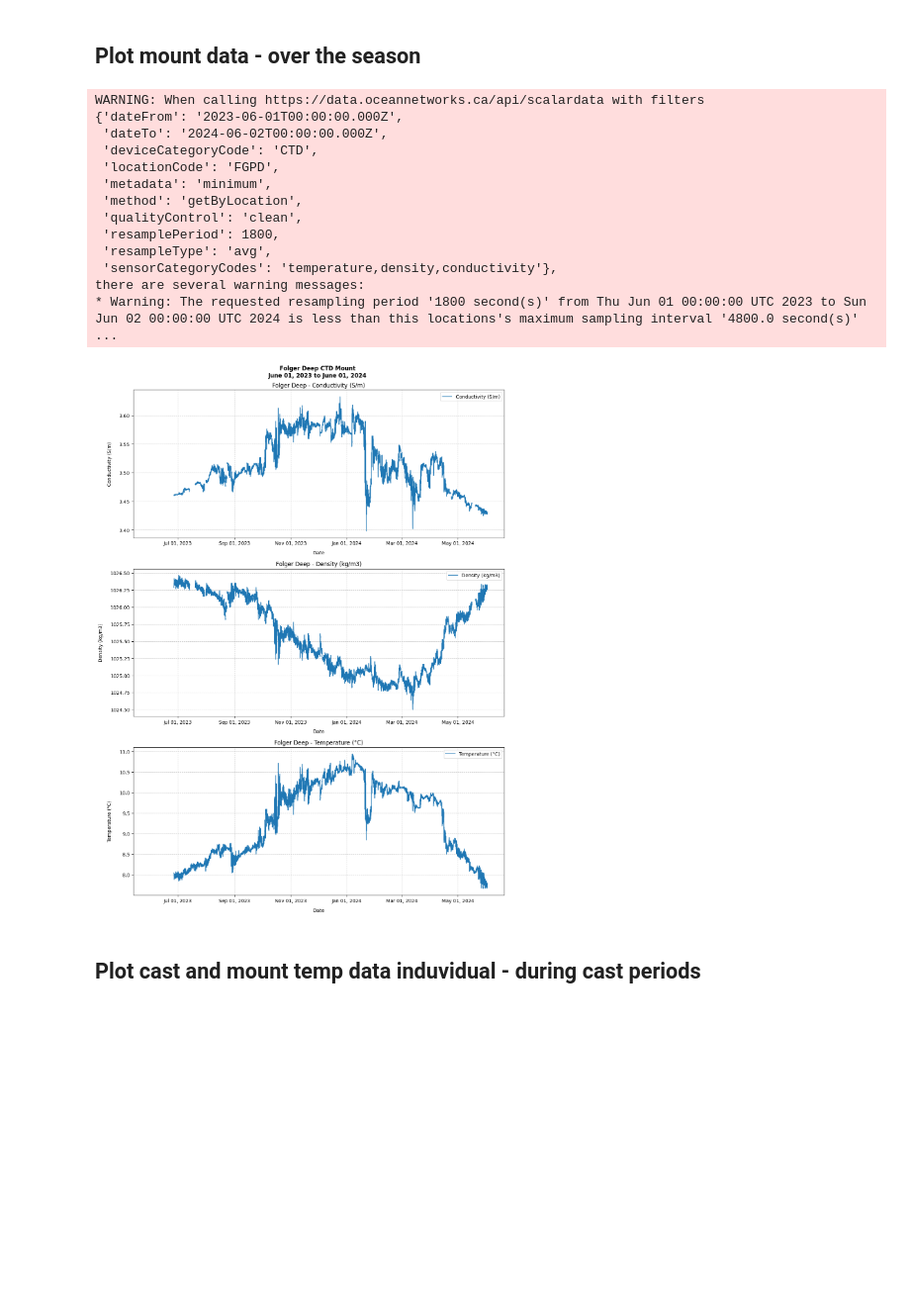
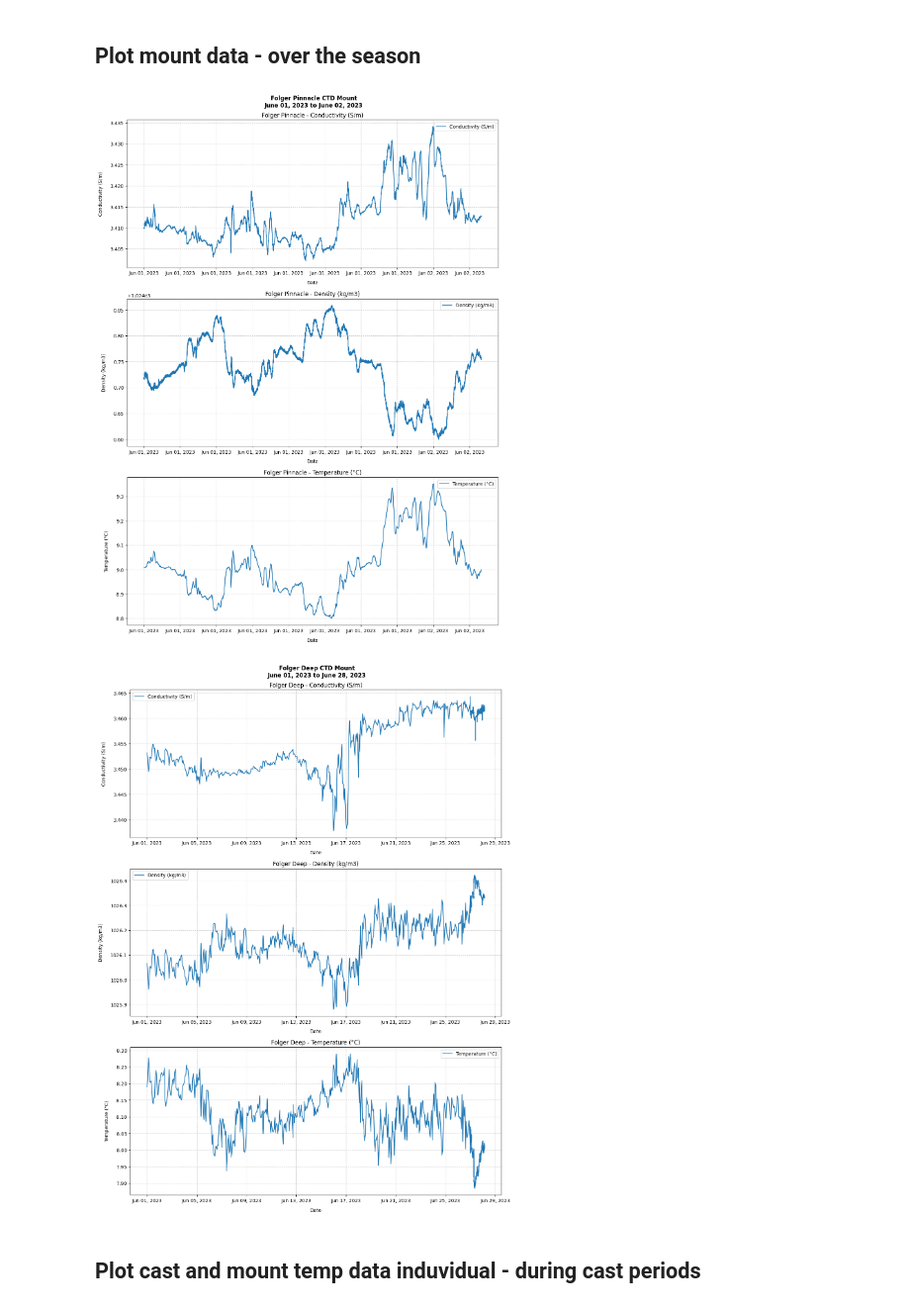
Before and after one commit to g-bertozzi/BMSC-2025, a Jupyter notebook: deepnote/folger_pinnacle_temp.ipynb, the cells around one changed output. Shown at 99% size. Cells and saved outputs as stored; diff of their text form; code cells hidden in the pictures; blank space fills up the shorter version.

```diff
--- a/deepnote/folger_pinnacle_temp.ipynb
+++ b/deepnote/folger_pinnacle_temp.ipynb
@@ -62,31 +62,21 @@ h2.subplot_cast_and_mount_temp_by_place([jul_mount_temp_deep,jul_cast_temp_deep]
 # %% [markdown]
 ## Plot mount data - over the season
 # %%
-# Date of interest: July 11, 2023
+# Date of interest:
 yr_start = "2023-06-01T00:00:00.000Z"
 yr_end = "2024-06-02T00:00:00.000Z"
 
-yr_mount_all_deep = h2.get_property(start=yr_start, end=yr_end, locationCode="FGPD", sensorCategoryCodes="temperature,density,conductivity", resample= 1800)
-
-# h2.plot_longterm_mount(df=yr_mount_all_deep, locationCode="FGPD", sensor_cols=["temperature"])
-# h2.plot_longterm_mount(df=yr_mount_all_deep, locationCode="FGPD", sensor_cols=["density"])
-# h2.plot_longterm_mount(df=yr_mount_all_deep, locationCode="FGPD", sensor_cols=["conductivity"])
-
-h2.subplot_longterm_mount(df=yr_mount_all_deep, locationCode="FGPD")
+yr_mount_all_deep = h2.get_property(start=yr_start, end=yr_end, locationCode="FGPD", sensorCategoryCodes="temperature,density,conductivity")
+yr_mount_all_pin = h2.get_property(start=yr_start, end=yr_end, locationCode="FGPPN", sensorCategoryCodes="temperature,density,conductivity")
-# %% [output]
-WARNING: When calling https://data.oceannetworks.ca/api/scalardata with filters
-{'dateFrom': '2023-06-01T00:00:00.000Z',
- 'dateTo': '2024-06-02T00:00:00.000Z',
- 'deviceCategoryCode': 'CTD',
- 'locationCode': 'FGPD',
- 'metadata': 'minimum',
- 'method': 'getByLocation',
- 'qualityControl': 'clean',
- 'resamplePeriod': 1800,
- 'resampleType': 'avg',
- 'sensorCategoryCodes': 'temperature,density,conductivity'},
-there are several warning messages:
-* Warning: The requested resampling period '1800 second(s)' from Thu Jun 01 00:00:00 UTC 2023 to Sun Jun 02 00:00:00 UTC 2024 is less than this locations's maximum sampling interval '4800.0 second(s)' ...
-[figure, removed]
+# %%
+# FOLGER PINNACLE - CTD ALL YEAR
+h2.subplot_longterm_mount(df=yr_mount_all_pin, locationCode="FGPPN") #TODO: fix x axis labelling / check time series return
+# %% [output]
+[figure, added]
+# %%
+# FOLGER DEEP - CTD ALL YEAR
+h2.subplot_longterm_mount(df=yr_mount_all_deep, locationCode="FGPD")
+# %% [output]
+[figure, added]
 # %% [markdown]
 ## Plot cast and mount temp data induvidual - during cast periods
```
Also changed, not shown: parts of 4 cells of this notebook, 1 other file.
